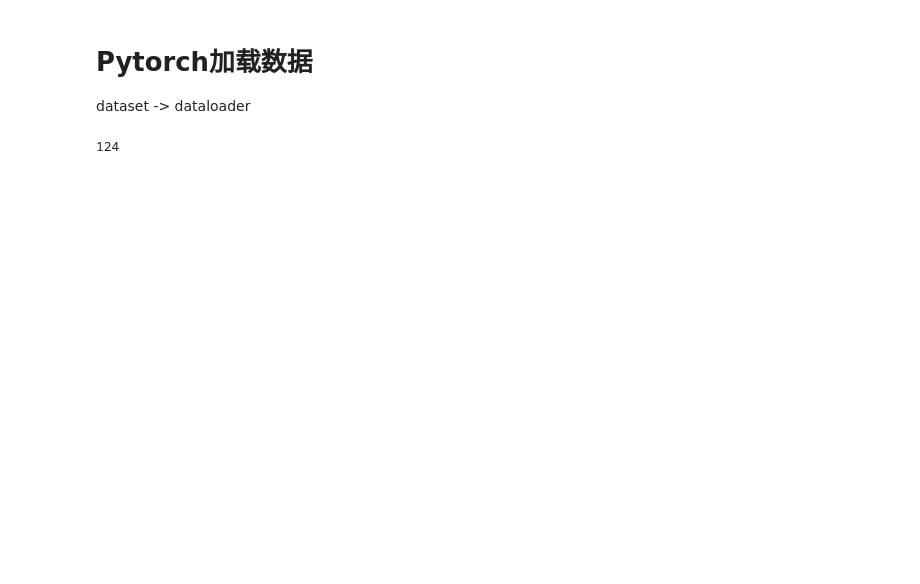
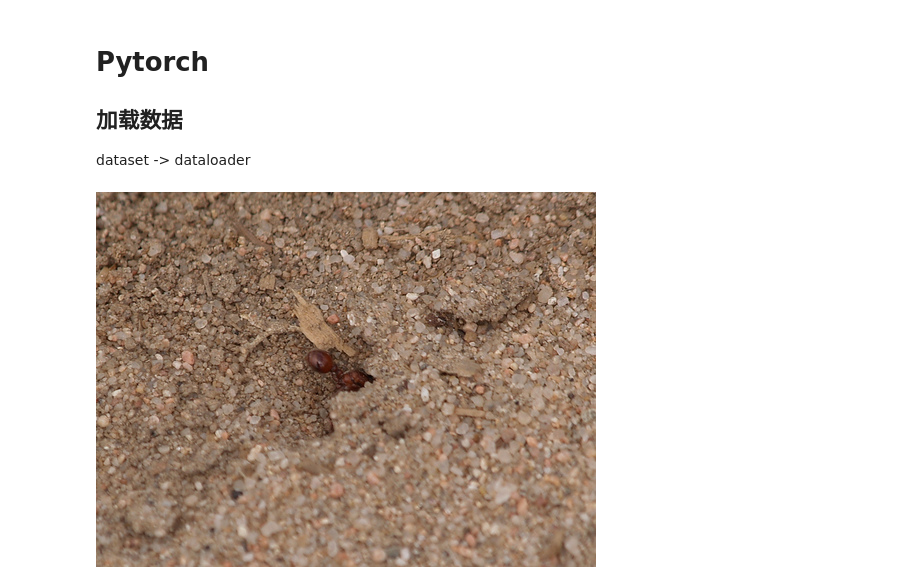
Before and after one commit to chennxxx/MachinLearning-and-SpeechProcessing, a Jupyter notebook: pytorch_learning.ipynb, the cells around one changed output. Cells and saved outputs as stored; diff of their text form; code cells hidden in the pictures; blank space fills up the shorter version.

```diff
--- a/pytorch_learning.ipynb
+++ b/pytorch_learning.ipynb
@@ -1,35 +1,38 @@
 # %% [markdown]
-# Pytorch加载数据
+# Pytorch
+## 加载数据
 dataset -> dataloader
 # %%
 from torch.utils.data import Dataset
 from PIL import Image
 import os
 
 class my_data(Dataset):
 
     def __init__(self, root_dir, label_dir) -> None:
         super().__init__()
         self.root_dir = root_dir
         self.label_dir = label_dir
         self.path = os.path.join(self.root_dir, self.label_dir)
         self.img_path = os.listdir(self.path)
 
     def __getitem__(self, index):
         img_name = self.img_path[index]
         img_item_path = os.path.join(self.root_dir, self.label_dir, img_name)
         img = Image.open(img_item_path)
         label = self.label_dir
         return img, label
 
     def __len__(self):
         return len(self.img_path)
 
 root_dir = '/Users/chen/Desktop/练手数据集/train'
-ants_image_dir = '/Users/chen/Desktop/练手数据集/train/ants_image'
+ants_image_dir = 'ants_image'
 ants_dataset = my_data(root_dir, ants_image_dir)
 
 img, label = ants_dataset[0]
-len(ants_dataset)
+img
+
+# len(ants_dataset)
 # %% [output]
-124
+[figure, added]
```
Also changed, not shown: parts of 4 cells of this notebook.
